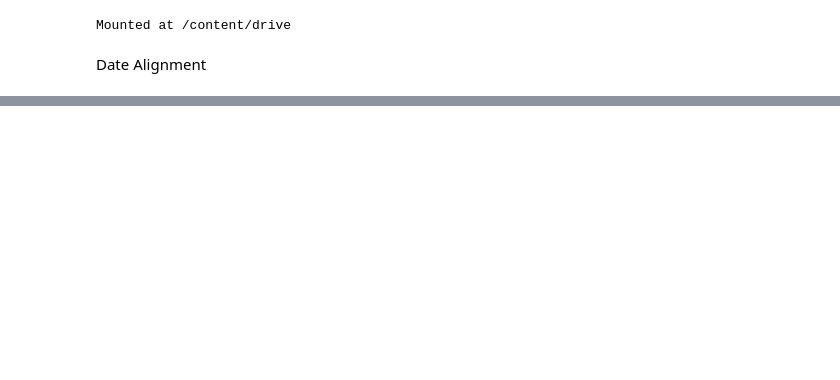
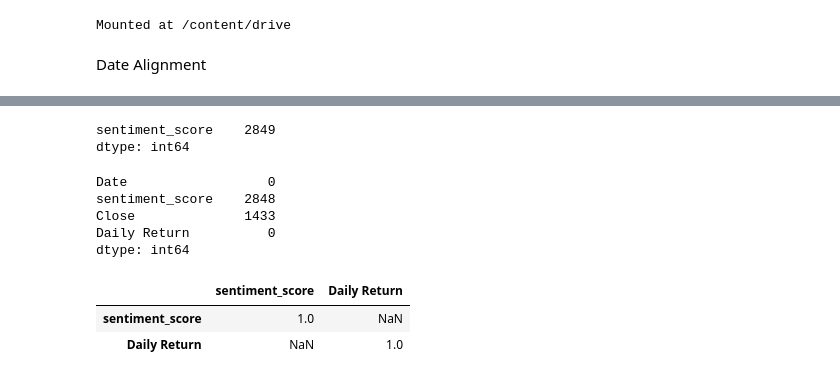
Before and after one commit to Amanzlastt/kifyaw1, a Jupyter notebook: notebooks/task-3.ipynb, the cells around one changed output, grey strips where cells are left out. Drawn from its saved outputs; the diff is of its cells as text; code cells hidden in the pictures; blank space fills up the shorter version.

Commit message:
COrrelation anysis

```diff
--- a/notebooks/task-3.ipynb
+++ b/notebooks/task-3.ipynb
@@ -210,0 +110,33 @@ df_apple.head()
+# %%
+# Ensure the DataFrame is sorted by Date
+df_merged = df_merged.sort_values('Date')
+
+# Calculate daily percentage change in the 'Close' column
+df_merged['Daily Return'] = df_merged['Close'].pct_change()
+
+# Drop the first row (NaN due to no previous day)
+df_grouped = df_merged.dropna(subset=['Daily Return'])
+# df_grouped = df_grouped.dropna()
+df_grouped = df_grouped[['Date','sentiment_score', 'Close', 'Daily Return']]
+
+# print(df_merged[['Date', 'Close', 'Daily Return']].head())
+# %%
+df_merged[['sentiment_score']].isna().sum()
+# %% [output]
+sentiment_score    2849
+dtype: int64
+# %%
+df_grouped.isna().sum()
+# %% [output]
+Date                  0
+sentiment_score    2848
+Close              1433
+Daily Return          0
+dtype: int64
+# %%
+correlation = df_grouped[['sentiment_score', 'Daily Return']].corr()
+correlation
+# %% [output]
+|  | sentiment_score | Daily Return |
+| sentiment_score | 1.0 | NaN |
+| Daily Return | NaN | 1.0 |
```
Also changed, not shown: parts of 16 cells of this notebook.
